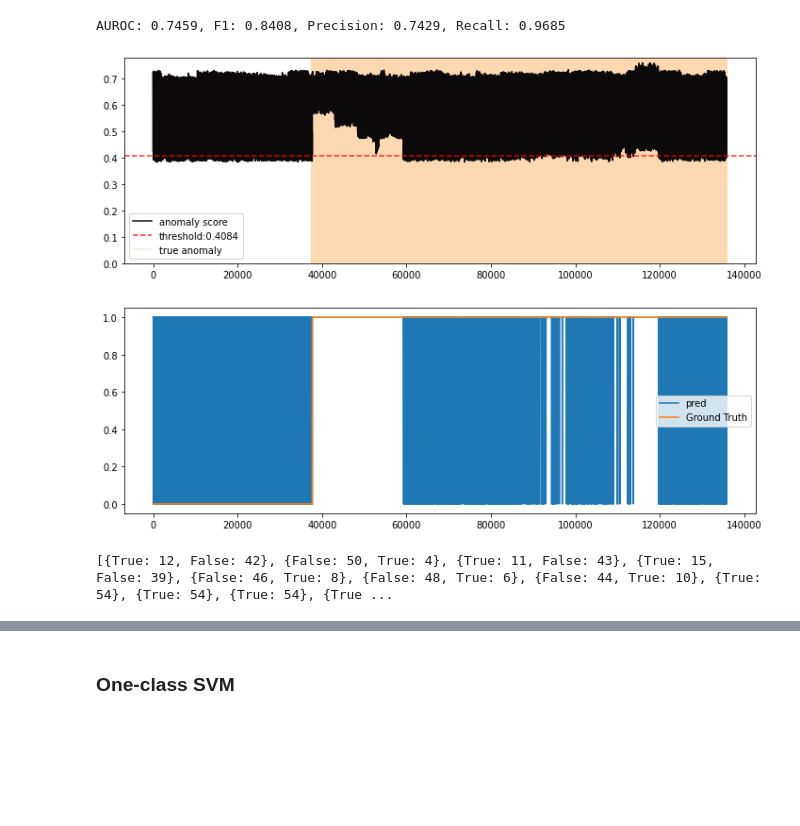
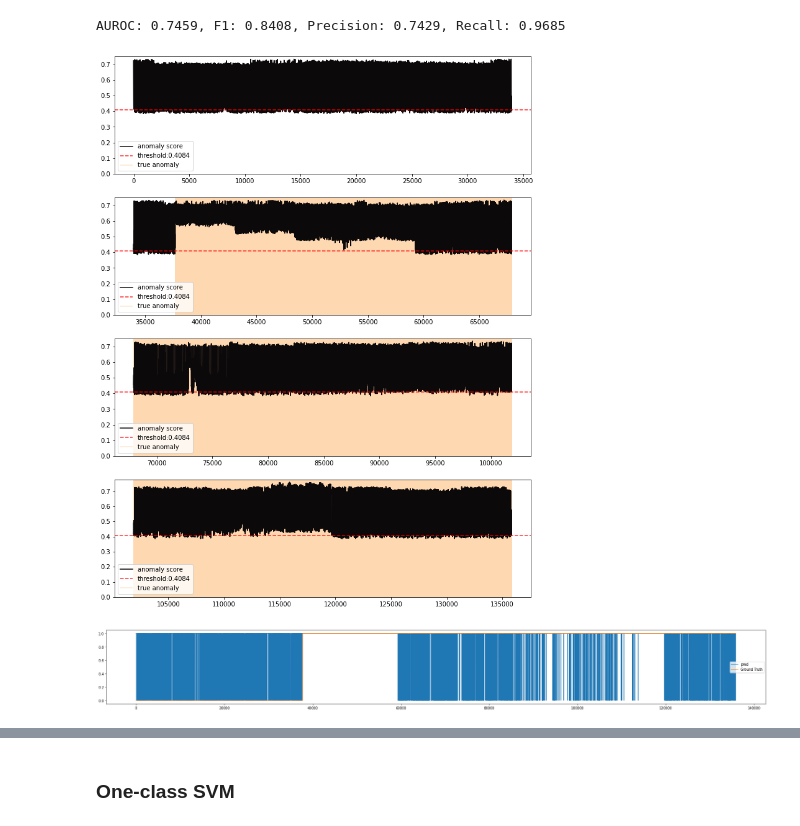
Before and after one commit to DSBA-Lab/Project_LG_Welding_AD, a Jupyter notebook: src/rule_based_feature_unsupervised_anode_timestamp.ipynb, the cells around one changed output, grey strips where cells are left out. Saved outputs shown, nothing was run; the diff lists cells and outputs as text; code cells hidden in the pictures; blank space fills up the shorter version.

Commit message:
anode update

```diff
--- a/src/rule_based_feature_unsupervised_anode_timestamp.ipynb
+++ b/src/rule_based_feature_unsupervised_anode_timestamp.ipynb
@@ -290,17 +301,33 @@ def slice_bead_data(path):
     data = extractor.data
     if 'Abnormal' in path:
         data['label'] = 1
+        data['dataset_idx'] = path[-12:-10]
     else:
         data['label'] = 0
-
+        data['dataset_idx'] = str(path).split('/')[-1].split('.')[0]
     bead_array = detect_bead(data['LO'])
+    data['bead_num'] = '0'
 
     total_data = data.iloc[bead_array[0][0]:bead_array[0][1]+1]
 
+    if 'Abnormal' in path:
+        total_data['identifier'] = 'Abnormal_'+ path[-12:-10] + '_' + str(0)
+
+    else:
+        total_data['identifier'] = 'Normal_'+ str(path).split('/')[-1].split('.')[0] + '_' + str(0)
+
     for i in range(1, len(bead_array)):
         bead_data = data.iloc[bead_array[i][0]:bead_array[i][1]]
+        bead_data['bead_num'] = str(i)
+        if 'Abnormal' in path:
+            bead_data['identifier'] = 'Abnormal_'+ path[-12:-10] + '_' + str(i)
+
+        else:
+            bead_data['identifier'] = 'Normal_'+ str(path).split('/')[-1].split('.')[0] + '_' + str(i)
+
         total_data = pd.concat([total_data, bead_data])
 
+
     return total_data
 # %% [markdown]
 ## Train Test split
@@ -309,8 +360,8 @@ def slice_bead_data(path):
 # %%
 data_folder_list = Anode_Normal + Anode_Abnormal
 num_train_dataset = 28
-Anode_Train = pd.DataFrame(columns=['LO', 'BR', 'NIR', 'VIS', 'label'])
-Anode_Test = pd.DataFrame(columns=['LO', 'BR', 'NIR', 'VIS', 'label'])
+Anode_Train = pd.DataFrame(columns=['LO', 'BR', 'NIR', 'VIS', 'label','dataset_idx','bead_num'])
+Anode_Test = pd.DataFrame(columns=['LO', 'BR', 'NIR', 'VIS', 'label','dataset_idx','bead_num'])
 for i in range(num_train_dataset):
     bead_i = slice_bead_data(str(data_folder_list[i]))
     Anode_Train = pd.concat([Anode_Train, bead_i])
@@ -339,8 +475,5 @@ Detected bead num: 54
-# %%
-Anode_Train = Anode_Train.astype(float)
-Anode_Test = Anode_Test.astype(float)
 # %%
-Anode_Train_y = Anode_Train['label']
-Anode_Train_X = Anode_Train.drop('label', axis=1)
-Anode_Test_y = Anode_Test['label']
-Anode_Test_X = Anode_Test.drop('label', axis=1)
+Anode_Train_y = Anode_Train['label'].astype(float)
+Anode_Train_X = Anode_Train.drop(['label', 'dataset_idx', 'bead_num', 'identifier'], axis=1)
+Anode_Test_y = Anode_Test['label'].astype(float)
+Anode_Test_X = Anode_Test.drop(['label', 'dataset_idx', 'bead_num', 'identifier'], axis=1)
@@ -402,23 +515,16 @@ print(f'AUROC: {AUROC:.4f}, F1: {f1:.4f}, Precision: {precision:.4f}, Recall: {r
 # %% [output]
 AUROC: 0.7459, F1: 0.8408, Precision: 0.7429, Recall: 0.9685
 # %%
-check_graph(-IF_anomaly_score, np.array(Anode_Test_y), threshold=threshold)
+check_graph(-IF_anomaly_score, np.array(Anode_Test_y), threshold=threshold, piece=4)
 plt.show()
 # %% [output]
-[figure, old version]
+[figure, new version]
 # %%
 IF_pred = -IF_anomaly_score >= threshold
-fig = plt.figure(figsize=(12, 4))
+fig = plt.figure(figsize=(35, 4))
 plt.plot(IF_pred, label='pred')
 plt.plot(np.array(Anode_Test_y), label='Ground Truth')
 plt.legend()
 plt.show()
 # %% [output]
-[figure, old version]
+[figure, new version]
-# %%
-bead_counter = []
-for i in range(len(IF_pred)//54):
-    bead_counter.append(dict(Counter(IF_pred[i*54: (i+1)*54])))
-print(bead_counter)
-# %% [output]
-[{True: 12, False: 42}, {False: 50, True: 4}, {True: 11, False: 43}, {True: 15, False: 39}, {False: 46, True: 8}, {False: 48, True: 6}, {False: 44, True: 10}, {True: 54}, {True: 54}, {True: 54}, {True ...
```
Also changed, not shown: parts of 35 cells of this notebook.
